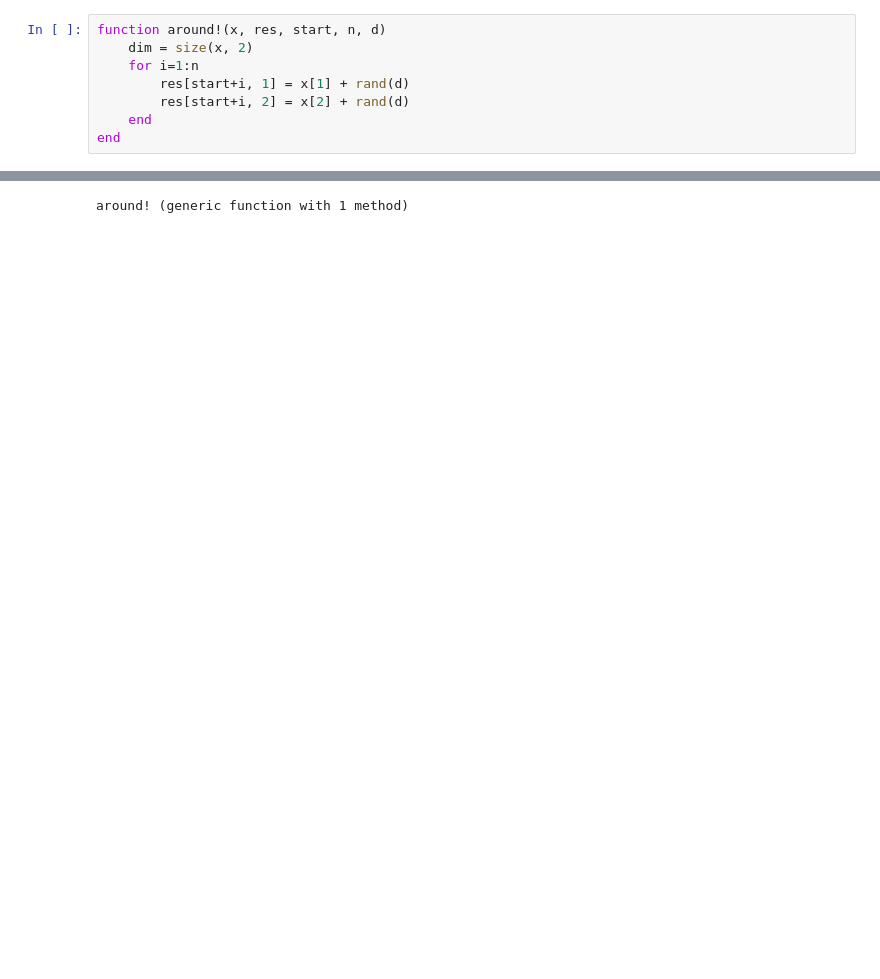
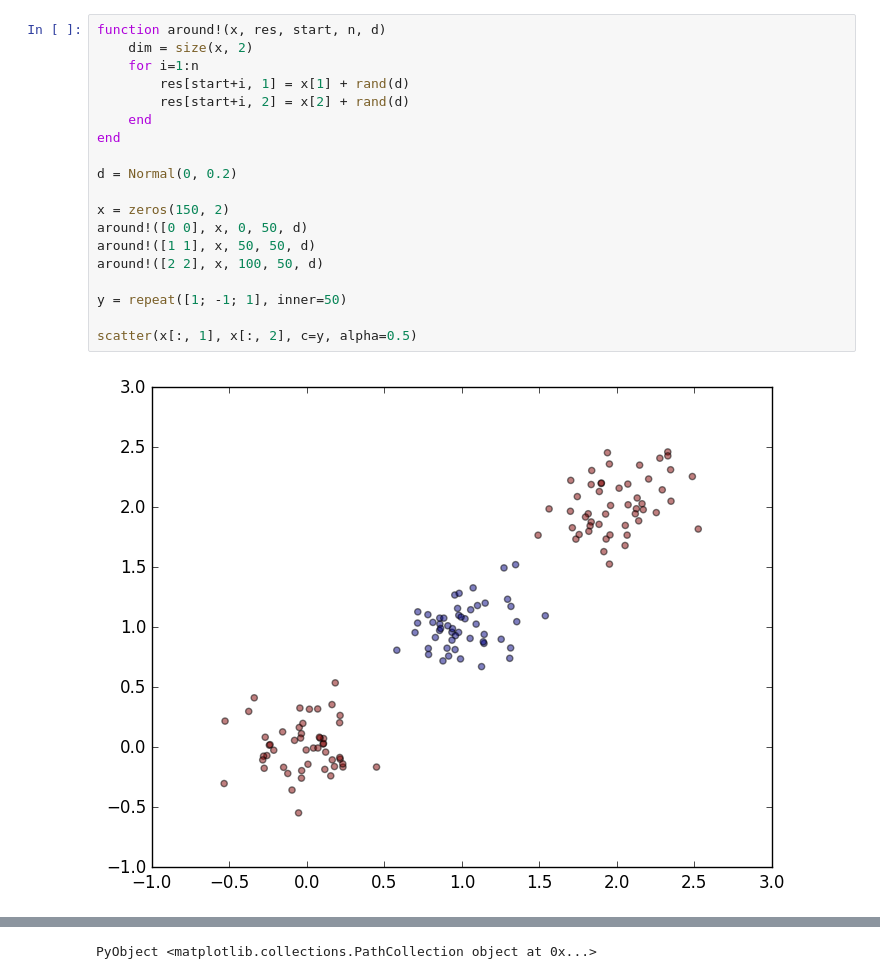
Before and after one commit to matthieubulte/proseminar-svm, a Jupyter notebook: svm.ipynb, the cells around one changed output, grey strips where cells are left out. Saved outputs shown, nothing was run; the diff lists cells and outputs as text; blank space fills up the shorter version.

Commit message:
Implement kernel method

```diff
--- a/svm.ipynb
+++ b/svm.ipynb
@@ -7,9 +10,21 @@ srand(123);
 # %%
 function around!(x, res, start, n, d)
     dim = size(x, 2)
     for i=1:n
         res[start+i, 1] = x[1] + rand(d)
         res[start+i, 2] = x[2] + rand(d)
     end
 end
+
+d = Normal(0, 0.2)
+
+x = zeros(150, 2)
+around!([0 0], x, 0, 50, d)
+around!([1 1], x, 50, 50, d)
+around!([2 2], x, 100, 50, d)
+
+y = repeat([1; -1; 1], inner=50)
+
+scatter(x[:, 1], x[:, 2], c=y, alpha=0.5)
 # %% [output]
+[figure, added]
@@ -17 +32 @@ WARNING: Method definition around!(Any, Any, Any, Any, Any) in module Main at In
-around! (generic function with 1 method)
+PyObject <matplotlib.collections.PathCollection object at 0x...>
```
Also changed, not shown: parts of 12 cells of this notebook, 2 other files.
